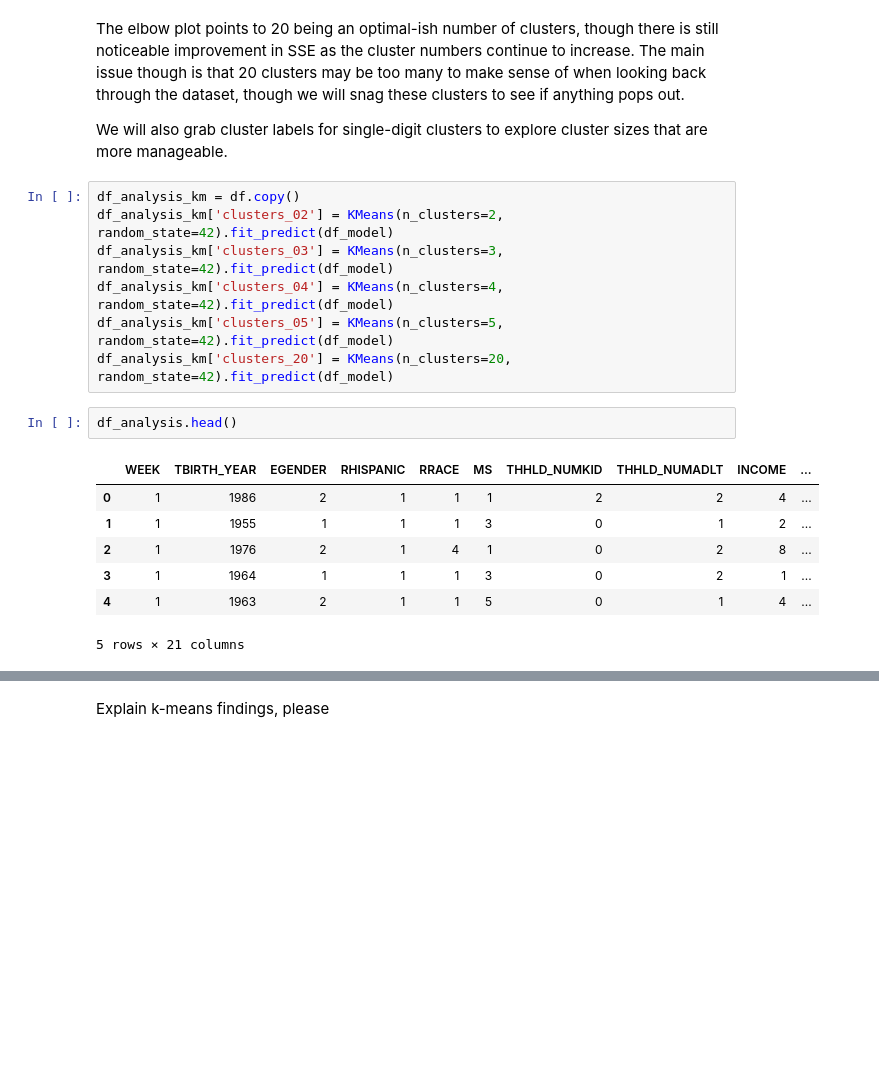
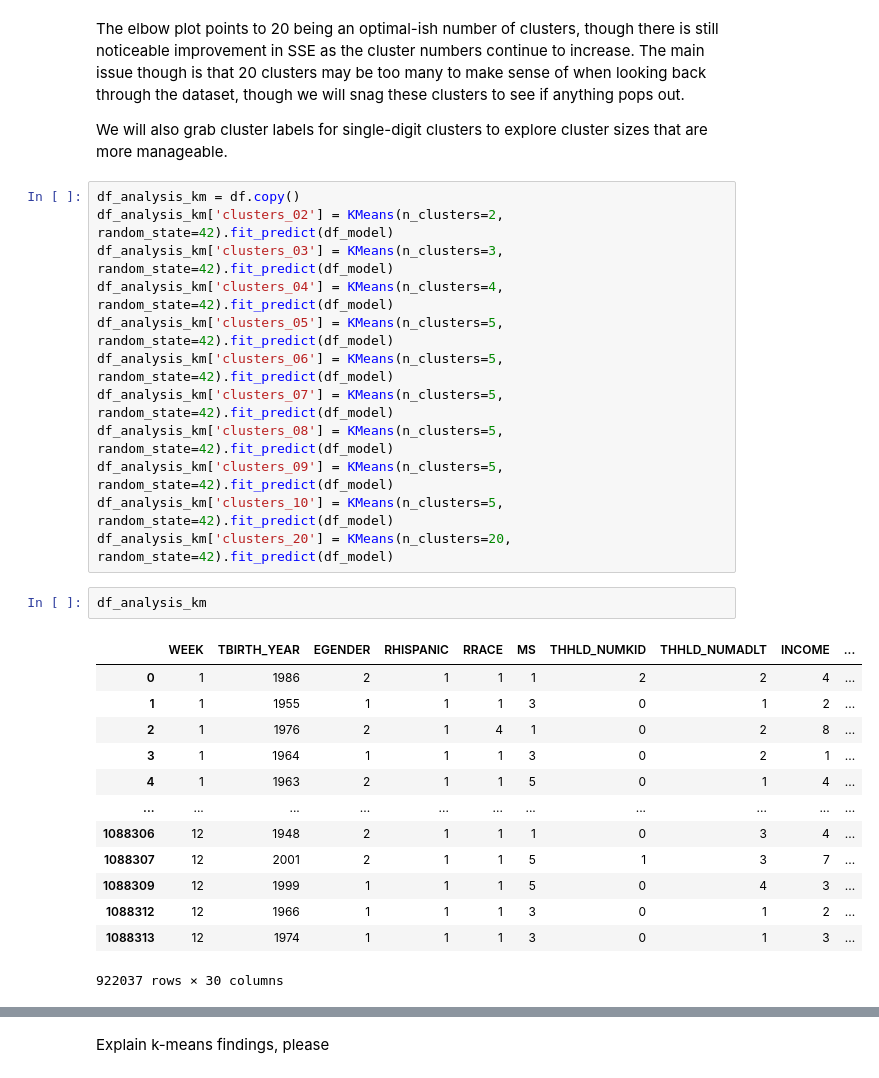
Before and after one commit to jhleakakos/msds-unsupervised-learning-final, a Jupyter notebook: even_more_surveys.ipynb, the cells around one changed output, grey strips where cells are left out. Saved outputs shown, nothing was run; the diff lists cells and outputs as text; blank space fills up the shorter version.

```diff
--- a/even_more_surveys.ipynb
+++ b/even_more_surveys.ipynb
@@ -1196,14 +1217,25 @@ df_analysis_km['clusters_02'] = KMeans(n_clusters=2, random_state=42).fit_predic
 df_analysis_km['clusters_03'] = KMeans(n_clusters=3, random_state=42).fit_predict(df_model)
 df_analysis_km['clusters_04'] = KMeans(n_clusters=4, random_state=42).fit_predict(df_model)
 df_analysis_km['clusters_05'] = KMeans(n_clusters=5, random_state=42).fit_predict(df_model)
+df_analysis_km['clusters_06'] = KMeans(n_clusters=5, random_state=42).fit_predict(df_model)
+df_analysis_km['clusters_07'] = KMeans(n_clusters=5, random_state=42).fit_predict(df_model)
+df_analysis_km['clusters_08'] = KMeans(n_clusters=5, random_state=42).fit_predict(df_model)
+df_analysis_km['clusters_09'] = KMeans(n_clusters=5, random_state=42).fit_predict(df_model)
+df_analysis_km['clusters_10'] = KMeans(n_clusters=5, random_state=42).fit_predict(df_model)
 df_analysis_km['clusters_20'] = KMeans(n_clusters=20, random_state=42).fit_predict(df_model)
 # %%
-df_analysis.head()
+df_analysis_km
 # %% [output]
 |  | WEEK | TBIRTH_YEAR | EGENDER | RHISPANIC | RRACE | MS | THHLD_NUMKID | THHLD_NUMADLT | INCOME | ... |
 | 0 | 1 | 1986 | 2 | 1 | 1 | 1 | 2 | 2 | 4 | ... |
 | 1 | 1 | 1955 | 1 | 1 | 1 | 3 | 0 | 1 | 2 | ... |
 | 2 | 1 | 1976 | 2 | 1 | 4 | 1 | 0 | 2 | 8 | ... |
 | 3 | 1 | 1964 | 1 | 1 | 1 | 3 | 0 | 2 | 1 | ... |
 | 4 | 1 | 1963 | 2 | 1 | 1 | 5 | 0 | 1 | 4 | ... |
+| ... | ... | ... | ... | ... | ... | ... | ... | ... | ... | ... |
+| 1088306 | 12 | 1948 | 2 | 1 | 1 | 1 | 0 | 3 | 4 | ... |
+| 1088307 | 12 | 2001 | 2 | 1 | 1 | 5 | 1 | 3 | 7 | ... |
+| 1088309 | 12 | 1999 | 1 | 1 | 1 | 5 | 0 | 4 | 3 | ... |
+| 1088312 | 12 | 1966 | 1 | 1 | 1 | 3 | 0 | 1 | 2 | ... |
+| 1088313 | 12 | 1974 | 1 | 1 | 1 | 3 | 0 | 1 | 3 | ... |
-5 rows × 21 columns
+922037 rows × 30 columns
```
Also changed, not shown: parts of 16 cells of this notebook.
